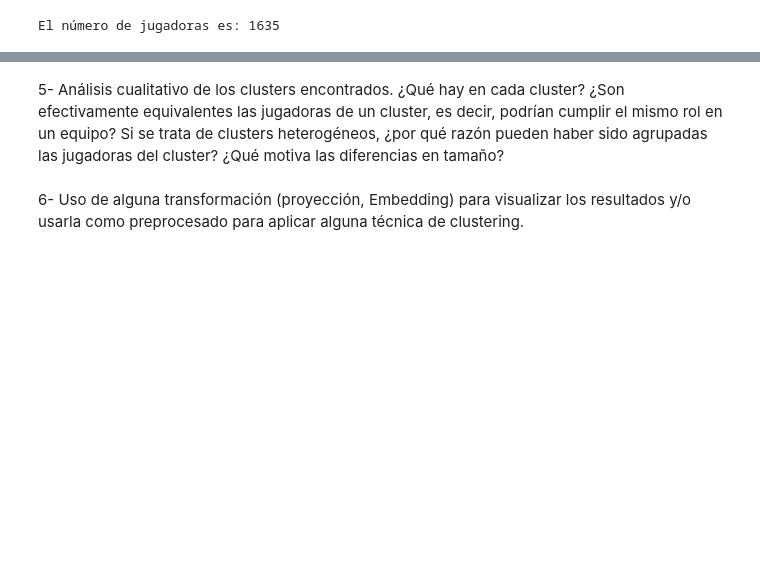
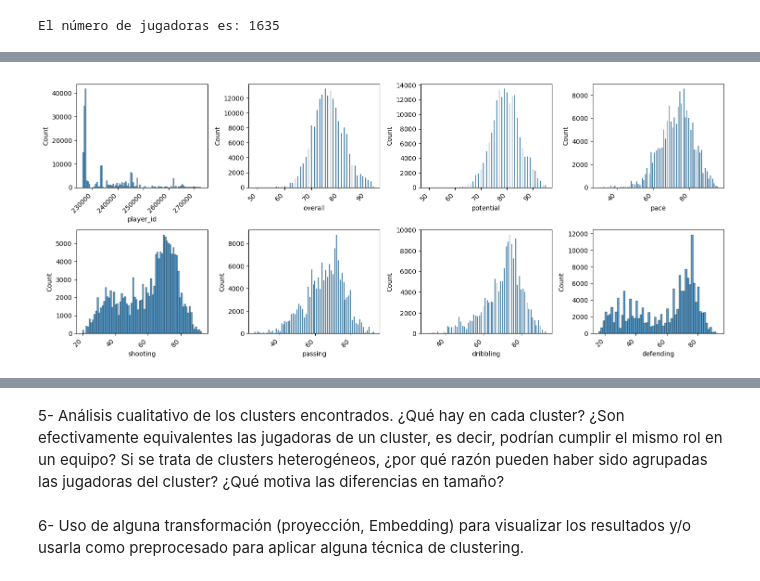
Before and after one commit to Quimexo/Diplo, a Jupyter notebook: Entregable_único_Aprendizaje_No_Supervisado.ipynb, the cells around one changed output, grey strips where cells are left out. Drawn from its saved outputs; the diff is of its cells as text; code cells hidden in the pictures; blank space fills up the shorter version.

```diff
--- a/Entregable_único_Aprendizaje_No_Supervisado.ipynb
+++ b/Entregable_único_Aprendizaje_No_Supervisado.ipynb
@@ -172 +183,14 @@ El número de jugadoras es: 1635
+# %%
+
+df_cols=df[cols_sel]
+
+plt.figure(figsize=(15, 12), dpi=100)
+
+for i, columna in enumerate(cols_sel, start=1):
+    plt.subplot(4, 4, i)
+    sns.histplot(data=df_cols, x=columna,) #sns.pairplot(df_base, hue='attendance', vars=numerical_vars)
+    plt.tight_layout()
+    plt.xticks(rotation=45, ha='right')
+# %% [output]
+[figure, added]
 # %% [markdown]
```
Also changed, not shown: parts of 21 cells of this notebook.
